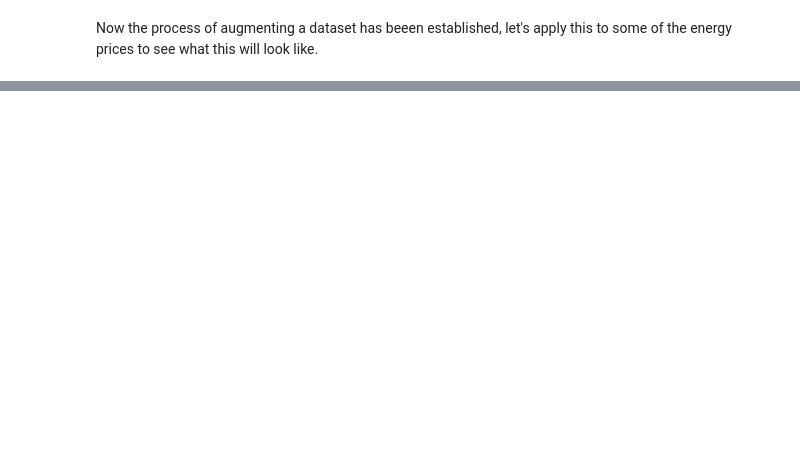
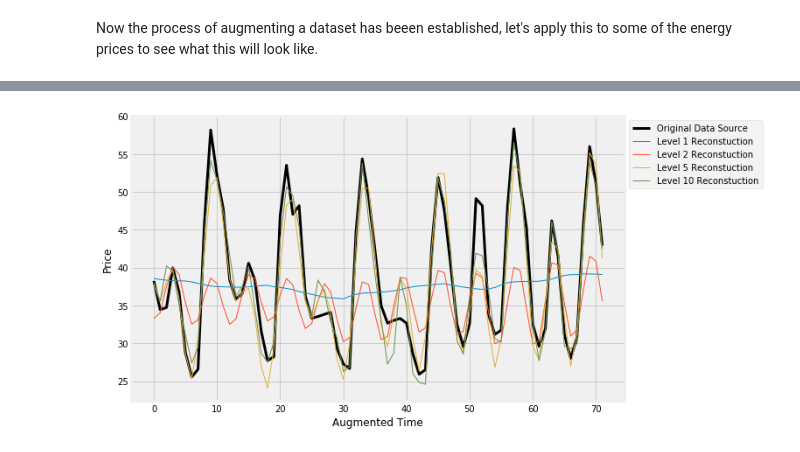
Before and after one commit to celmore25/portfolio, a Jupyter notebook: Notebooks/machine_learning/DMD_Energy_Prices.ipynb, the cells around one changed output, grey strips where cells are left out. Drawn from its saved outputs; the diff is of its cells as text; code cells hidden in the pictures; blank space fills up the shorter version.

```diff
--- a/Notebooks/machine_learning/DMD_Energy_Prices.ipynb
+++ b/Notebooks/machine_learning/DMD_Energy_Prices.ipynb
@@ -171,0 +203,24 @@ Augmented Matrix Shape: (96, 97)
+# %%
+x_aug = dmd.augment.augment_matrix(y, n=72)
+U, S_diag, Vt = la.svd(x_aug)
+S = np.zeros(x_aug.shape)
+np.fill_diagonal(S, S_diag)
+
+fig, ax = plt.subplots(figsize=(9,6))
+ax.plot(np.diag(x_aug), label=f'Original Data Source', color='k', linewidth=3)
+
+levels = [1,2,5,10]
+for level in levels:
+    S_cut = S.copy()
+    cut_inds = np.arange(min(S_cut.shape) - level) + level
+    S_cut[cut_inds, cut_inds] = 0
+    x_recon = U@S_cut@Vt
+    ax.plot(np.diag(x_recon), label=f'Level {level} Reconstuction')
+
+
+ax.set_ylabel('Price')
+ax.set_xlabel('Augmented Time')
+ax.legend(bbox_to_anchor = (1,1))
+plt.show()
+# %% [output]
+[figure, added]
```
Also changed, not shown: parts of 31 cells of this notebook, 2 other files.
